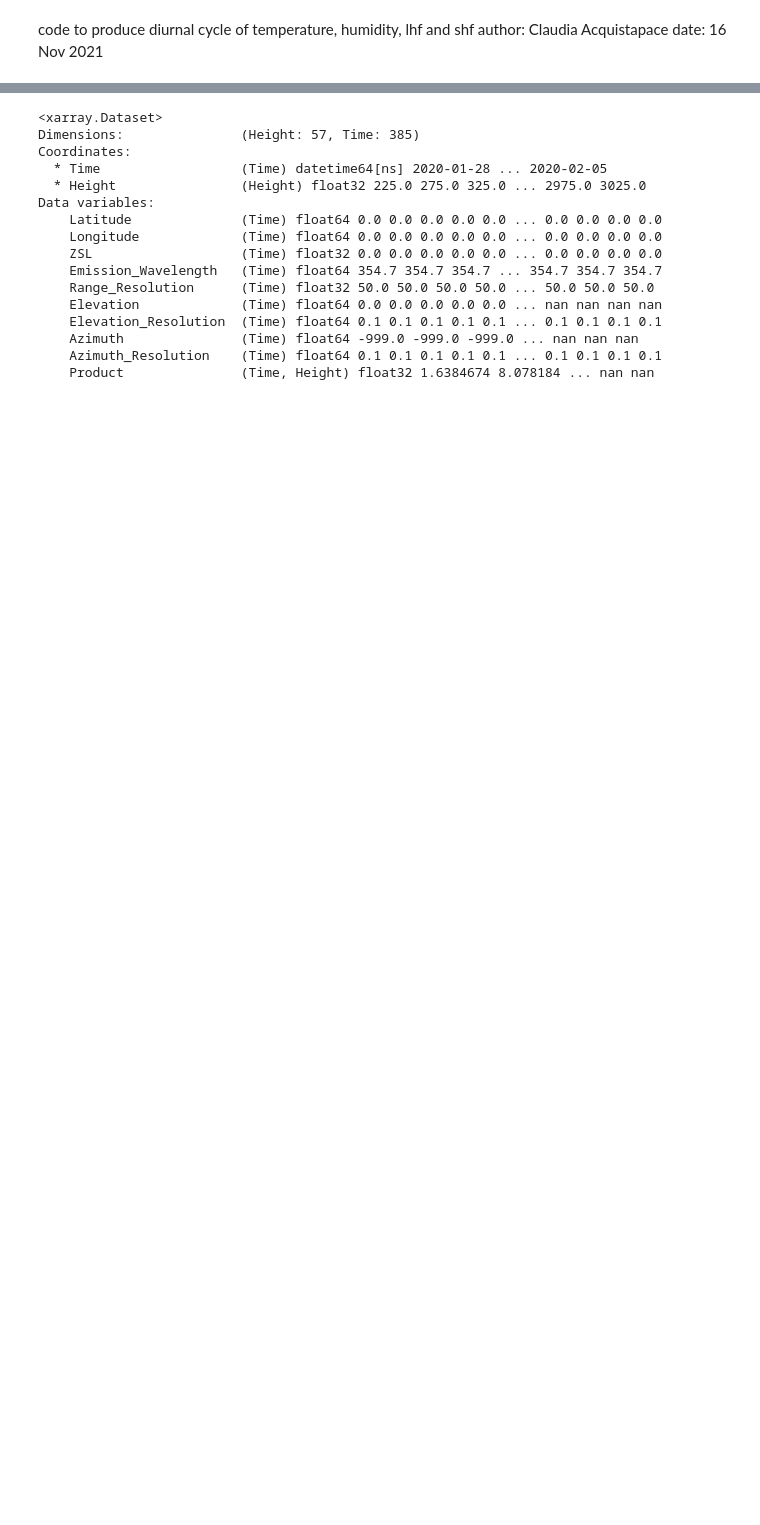
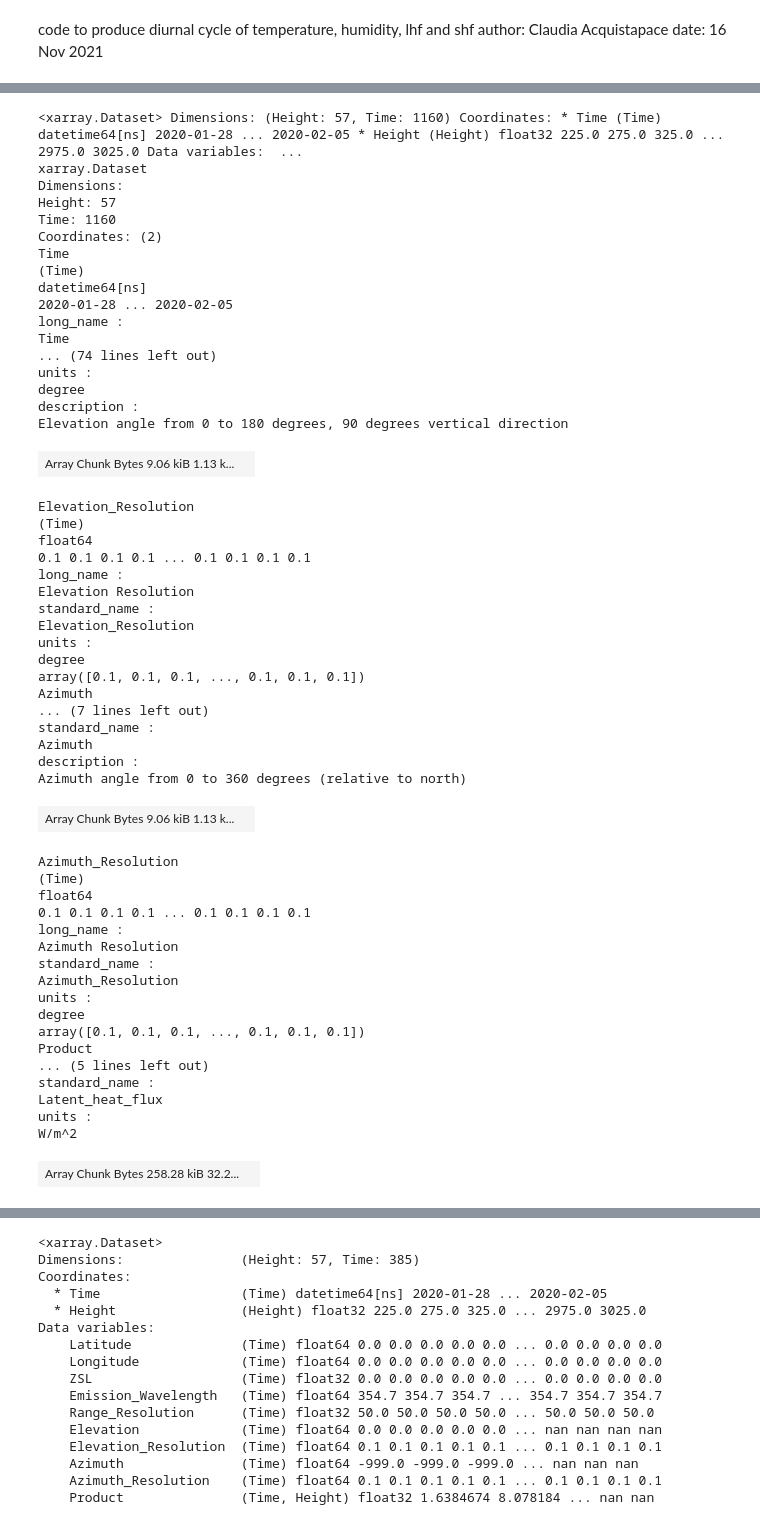
Before and after one commit to ClauClouds/SST-impact, a Jupyter notebook: diurnal_cycle_arthus_data.ipynb, the cells around one changed output, grey strips where cells are left out. Drawn from its saved outputs; the diff is of its cells as text; code cells hidden in the pictures; blank space fills up the shorter version.

Commit message:
restructure code for automation
structured code as automatic for all arthus vars. Still to understand how to filter out nans from the mean.

```diff
--- a/diurnal_cycle_arthus_data.ipynb
+++ b/diurnal_cycle_arthus_data.ipynb
@@ -51,0 +166,62 @@ arthus_data = arthus_data.resample(Time='30T').mean()
+# %%
+arthus_files = np.sort(glob.glob(data_path+'*.cdf'))
+# %%
+arthus_files
+merged = xr.open_mfdataset(arthus_files)
+# %%
+merged
+# %% [output]
+<xarray.Dataset> Dimensions: (Height: 57, Time: 1160) Coordinates: * Time (Time) datetime64[ns] 2020-01-28 ... 2020-02-05 * Height (Height) float32 225.0 275.0 325.0 ... 2975.0 3025.0 Data variables:  ...
+xarray.Dataset
+Dimensions:
+Height: 57
+Time: 1160
+Coordinates: (2)
+Time
+(Time)
+datetime64[ns]
+2020-01-28 ... 2020-02-05
+long_name :
+Time
+... (74 lines left out)
+units :
+degree
+description :
+Elevation angle from 0 to 180 degrees, 90 degrees vertical direction
+| Array Chunk Bytes 9.06 kiB 1.13 k... |  |
+Elevation_Resolution
+(Time)
+float64
+0.1 0.1 0.1 0.1 ... 0.1 0.1 0.1 0.1
+long_name :
+Elevation Resolution
+standard_name :
+Elevation_Resolution
+units :
+degree
+array([0.1, 0.1, 0.1, ..., 0.1, 0.1, 0.1])
+Azimuth
+... (7 lines left out)
+standard_name :
+Azimuth
+description :
+Azimuth angle from 0 to 360 degrees (relative to north)
+| Array Chunk Bytes 9.06 kiB 1.13 k... |  |
+Azimuth_Resolution
+(Time)
+float64
+0.1 0.1 0.1 0.1 ... 0.1 0.1 0.1 0.1
+long_name :
+Azimuth Resolution
+standard_name :
+Azimuth_Resolution
+units :
+degree
+array([0.1, 0.1, 0.1, ..., 0.1, 0.1, 0.1])
+Product
+... (5 lines left out)
+standard_name :
+Latent_heat_flux
+units :
+W/m^2
+| Array Chunk Bytes 258.28 kiB 32.2... |  |
```
Also changed, not shown: parts of 5 cells of this notebook.
